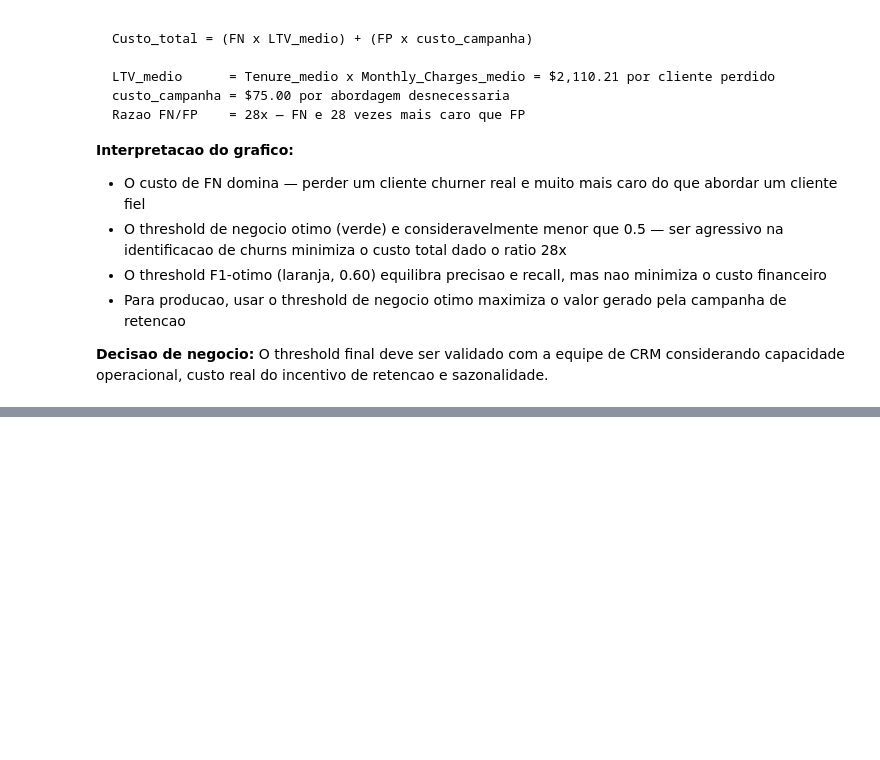
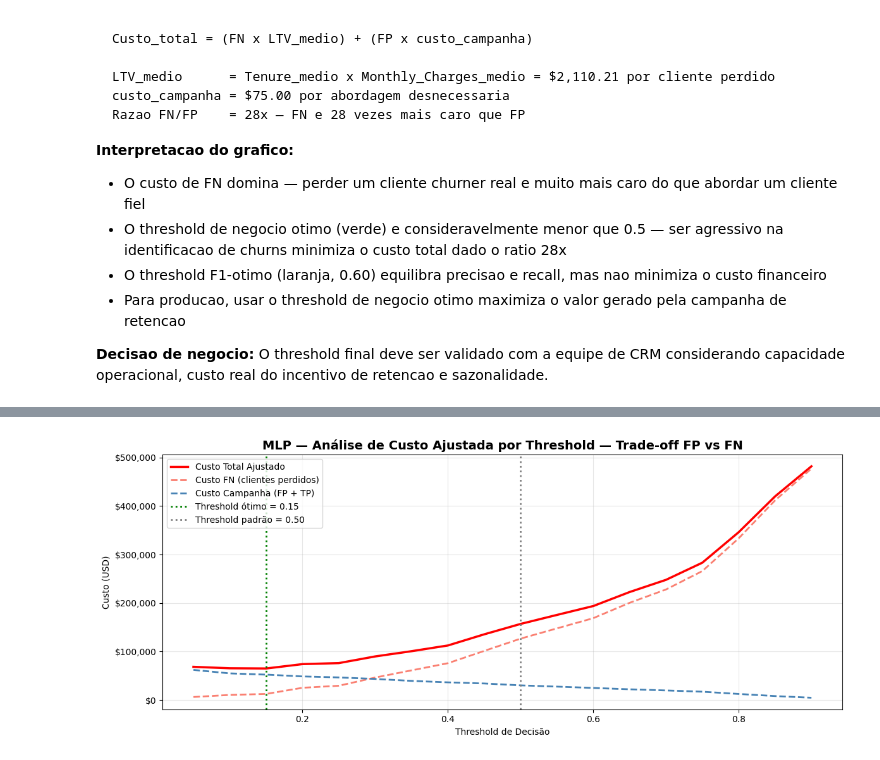
Before and after one commit to eeyamazaki/telco-churn-mlp, a Jupyter notebook: notebooks/04_mlp.ipynb, the cells around one changed output, grey strips where cells are left out. Saved outputs shown, nothing was run; the diff lists cells and outputs as text; code cells hidden in the pictures; blank space fills up the shorter version.

```diff
--- a/notebooks/04_mlp.ipynb
+++ b/notebooks/04_mlp.ipynb
@@ -644,0 +931,57 @@ O threshold final deve ser validado com a equipe de CRM considerando capacidade
+# %%
+plt.figure(figsize=(12, 5))
+
+plt.plot(
+    df_custo_ajustado["Threshold"],
+    df_custo_ajustado["Custo Total ($)"],
+    color="red",
+    linewidth=2.5,
+    label="Custo Total Ajustado"
+)
+
+plt.plot(
+    df_custo_ajustado["Threshold"],
+    df_custo_ajustado["Custo FN ($)"],
+    color="salmon",
+    linestyle="--",
+    linewidth=2,
+    label="Custo FN (clientes perdidos)"
+)
+
+plt.plot(
+    df_custo_ajustado["Threshold"],
+    df_custo_ajustado["Custo Campanha ($)"],
+    color="steelblue",
+    linestyle="--",
+    linewidth=2,
+    label="Custo Campanha (FP + TP)"
+)
+
+plt.axvline(
+    melhor_ajustado["Threshold"],
+    color="green",
+    linestyle=":",
+    linewidth=2,
+    label=f"Threshold ótimo = {melhor_ajustado['Threshold']:.2f}"
+)
+
+plt.axvline(
+    0.50,
+    color="gray",
+    linestyle=":",
+    linewidth=2,
+    label="Threshold padrão = 0.50"
+)
+
+plt.title("MLP — Análise de Custo Ajustada por Threshold — Trade-off FP vs FN", fontsize=14, fontweight="bold")
+plt.xlabel("Threshold de Decisão")
+plt.ylabel("Custo (USD)")
+
+plt.gca().yaxis.set_major_formatter('${x:,.0f}')
+
+plt.legend()
+plt.grid(True, alpha=0.3)
+plt.tight_layout()
+plt.show()
+# %% [output]
+[figure, added]
```
Also changed, not shown: parts of 12 cells of this notebook, 49 other files.
